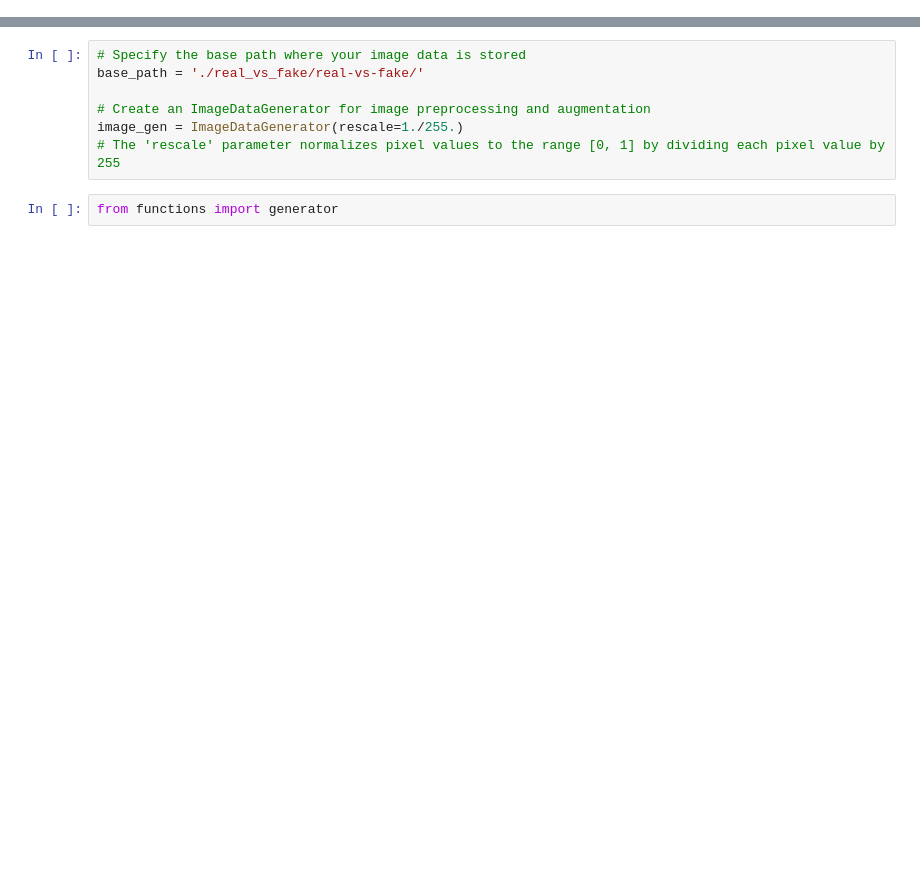
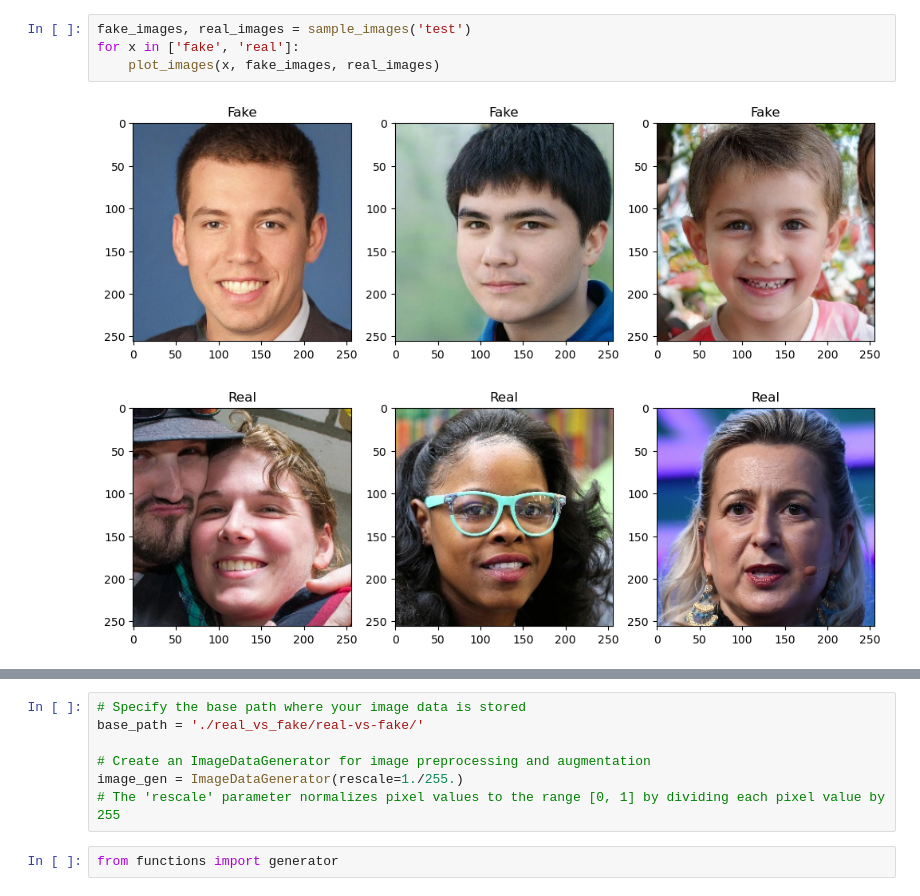
Before and after one commit to Kanustu/DeepFaceDetect, a Jupyter notebook: Notebooks/deepfake1.ipynb, the cells around one changed output, grey strips where cells are left out. Drawn from its saved outputs; the diff is of its cells as text; blank space fills up the shorter version.

```diff
--- a/Notebooks/deepfake1.ipynb
+++ b/Notebooks/deepfake1.ipynb
@@ -44,0 +24,7 @@ plt.show()
+# %%
+fake_images, real_images = sample_images('test')
+for x in ['fake', 'real']:
+    plot_images(x, fake_images, real_images)
+# %% [output]
+[figure, added]
+[figure, added]
```
Also changed, not shown: parts of 9 cells of this notebook.
